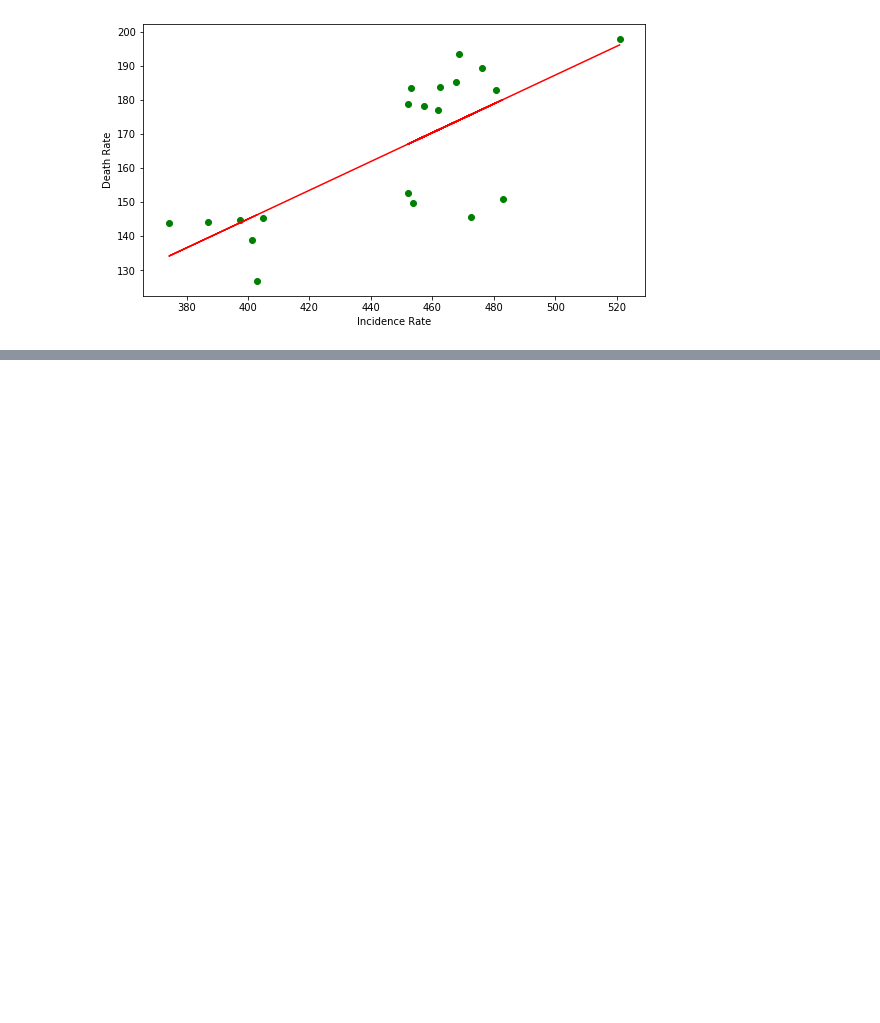
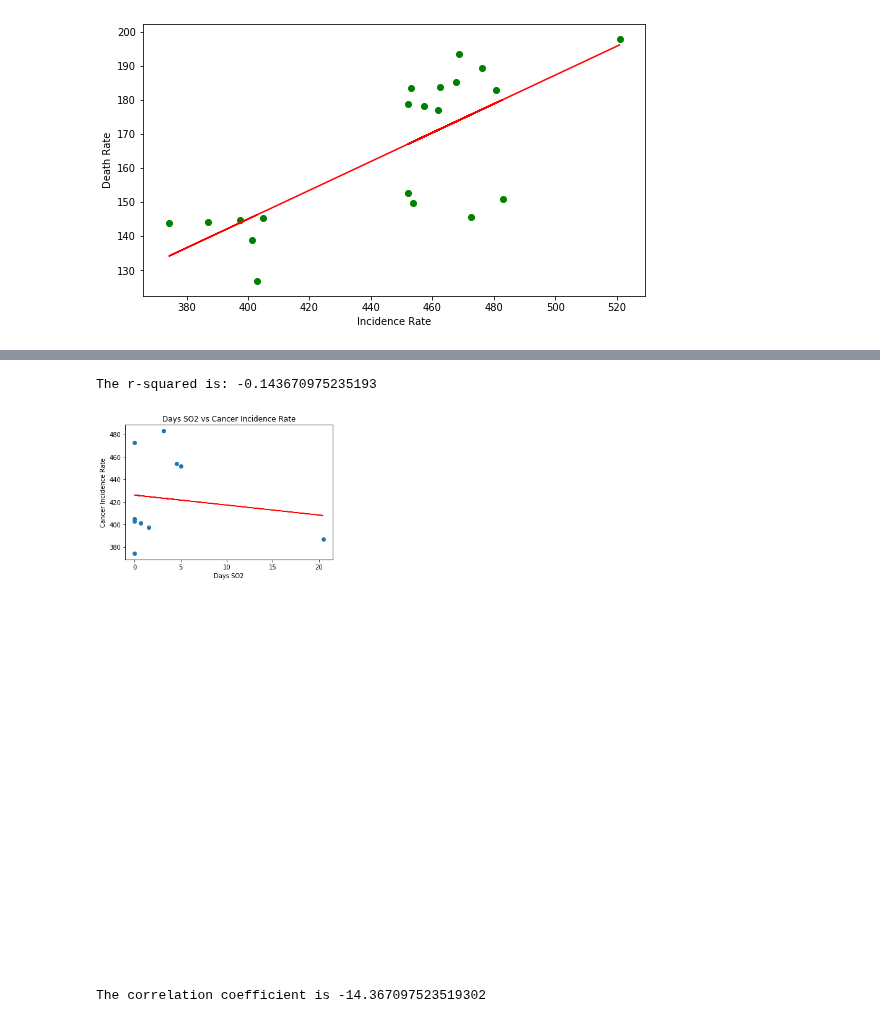
Before and after one commit to settinge/Cancer-and-Nonbiological-Variables, a Jupyter notebook: Analysis_cancer.ipynb, the cells around one changed output, grey strips where cells are left out. Drawn from its saved outputs; the diff is of its cells as text; code cells hidden in the pictures; blank space fills up the shorter version.

Commit message:
Added my changes to statewise and analysis notebooks

```diff
--- a/Analysis_cancer.ipynb
+++ b/Analysis_cancer.ipynb
@@ -323,3 +323,12 @@ plt.show()
 The correlation between both factors is 0.74
 y = 0.42x + -24.27
 [figure]
+# %%
+#sam's part
+#import air quality data and cancer data
+import pandas as pd
+import matplotlib.pyplot as plt
+import numpy as np
+import scipy.stats as st
+from scipy.stats import linregress
+df=pd.read_csv("C:\\Users\\samantha.ettinger\\final_air_quality_data.csv")
@@ -325,0 +357,15 @@ y = 0.42x + -24.27
+# %%
+#Sort data into top ten highest and bottom ten lowest death rates by state
+cx= final_combined_cancer_data.sort_values("Death Rate")
+cx.head(10)
+cx.tail(10)
+dx = pd.concat([cx.head(10),cx.tail(10)])
+highest=cx.head(10)
+lowest=cx.tail(10)
+#create two dataframes-one containing the 10 states with the highest cancer death rate and one containing the 10 states with the lowest cancer death rate
+
+merge_high = pd.merge(highest, df, on="State")
+merge_high
+
+merge_low=pd.merge(lowest,df,on="State")
+merge_low
@@ -325,0 +385,25 @@ y = 0.42x + -24.27
+# %%
+#Scatter plot displaying the percentage of days SO2 was the main air pollutant for the top ten states againt cancer incidence rates
+
+x_axis=merge_high["Days SO2"]
+data=merge_high["Incidence Rate"]
+(slope, intercept, rvalue, pvalue, stderr) = linregress(x_axis, data)
+regress_values = x_axis * slope + intercept
+line_eq = "y = " + str(round(slope,2)) + "x + " + str(round(intercept,2))
+plt.scatter(x_axis,data)
+plt.plot(x_axis,regress_values,"r-")
+plt.annotate(line_eq,(6,10),fontsize=15,color="red")
+plt.title('Days SO2 vs Cancer Incidence Rate')
+plt.xlabel('Days SO2')
+plt.ylabel('Cancer Incidence Rate')
+print(f"The r-squared is: {rvalue}")
+plt.show()
+correlation=st.pearsonr(x_axis,data)
+# correlation
+cf=correlation[0]*100
+
+print (f"The correlation coefficient is {cf}")
+# %% [output]
+The r-squared is: -0.143670975235193
+[figure, added]
+The correlation coefficient is -14.367097523519302
```
Also changed, not shown: parts of 10 cells of this notebook, 1 other file.
